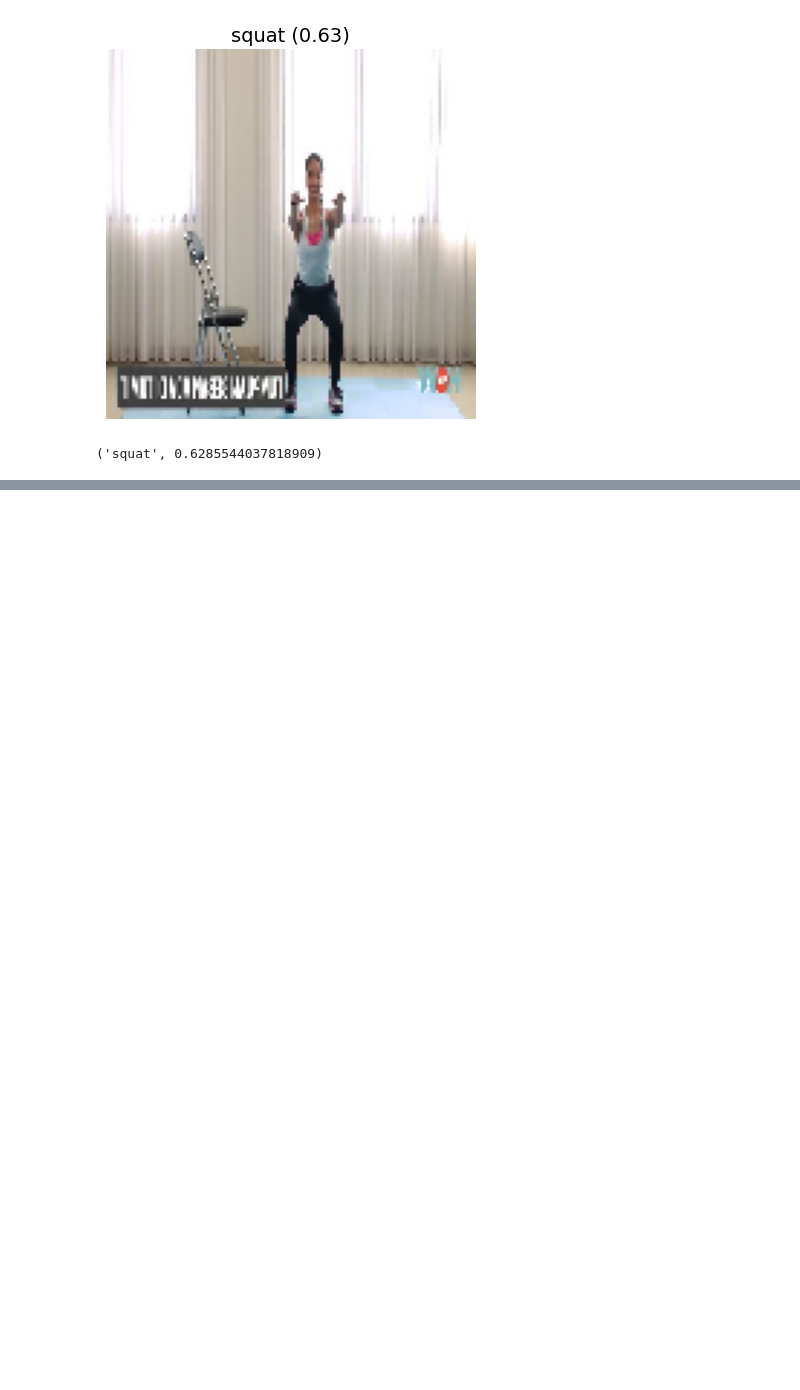
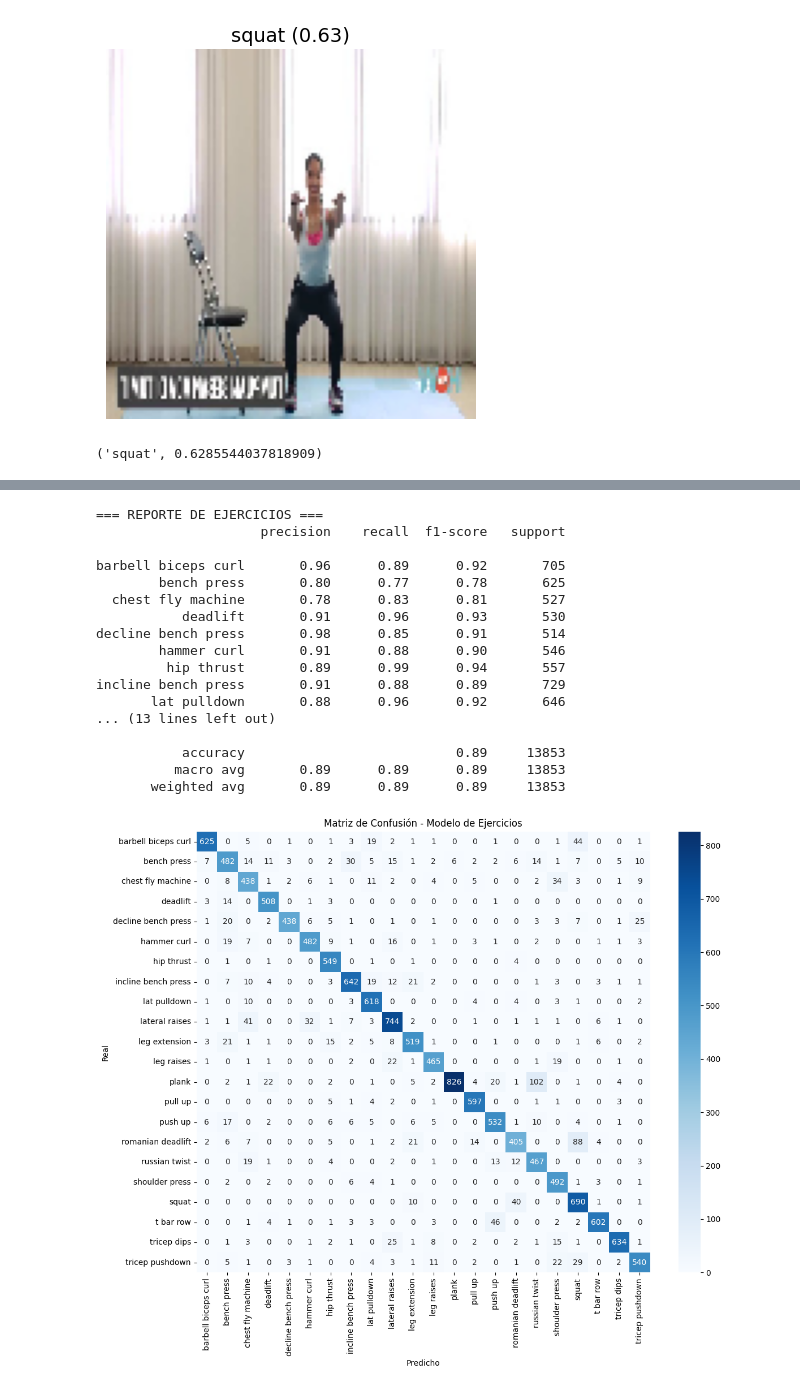
Before and after one commit to AniMuoz/Machine-Learning-hito-2, a Jupyter notebook: cnn.ipynb, the cells around one changed output, grey strips where cells are left out. Saved outputs shown, nothing was run; the diff lists cells and outputs as text; code cells hidden in the pictures; blank space fills up the shorter version.

```diff
--- a/cnn.ipynb
+++ b/cnn.ipynb
@@ -136,0 +206,34 @@ WARNING:absl:Compiled the loaded model, but the compiled metrics have yet to be
+# %%
+print("=== REPORTE DE EJERCICIOS ===")
+print(classification_report(y_true, y_pred, zero_division=0))
+
+# Matriz de confusión
+plt.figure(figsize=(12, 10))
+cm = confusion_matrix(y_true, y_pred, labels=clases)
+sns.heatmap(cm, annot=True, fmt="d", xticklabels=clases, yticklabels=clases, cmap="Blues")
+plt.xticks(rotation=90)
+plt.yticks(rotation=0)
+plt.title("Matriz de Confusión - Modelo de Ejercicios")
+plt.xlabel("Predicho")
+plt.ylabel("Real")
+plt.tight_layout()
+plt.show()
+# %% [output]
+=== REPORTE DE EJERCICIOS ===
+                     precision    recall  f1-score   support
+
+barbell biceps curl       0.96      0.89      0.92       705
+        bench press       0.80      0.77      0.78       625
+  chest fly machine       0.78      0.83      0.81       527
+           deadlift       0.91      0.96      0.93       530
+decline bench press       0.98      0.85      0.91       514
+        hammer curl       0.91      0.88      0.90       546
+         hip thrust       0.89      0.99      0.94       557
+incline bench press       0.91      0.88      0.89       729
+       lat pulldown       0.88      0.96      0.92       646
+... (13 lines left out)
+
+           accuracy                           0.89     13853
+          macro avg       0.89      0.89      0.89     13853
+       weighted avg       0.89      0.89      0.89     13853
+[figure, added]
```
Also changed, not shown: parts of 2 cells of this notebook.
